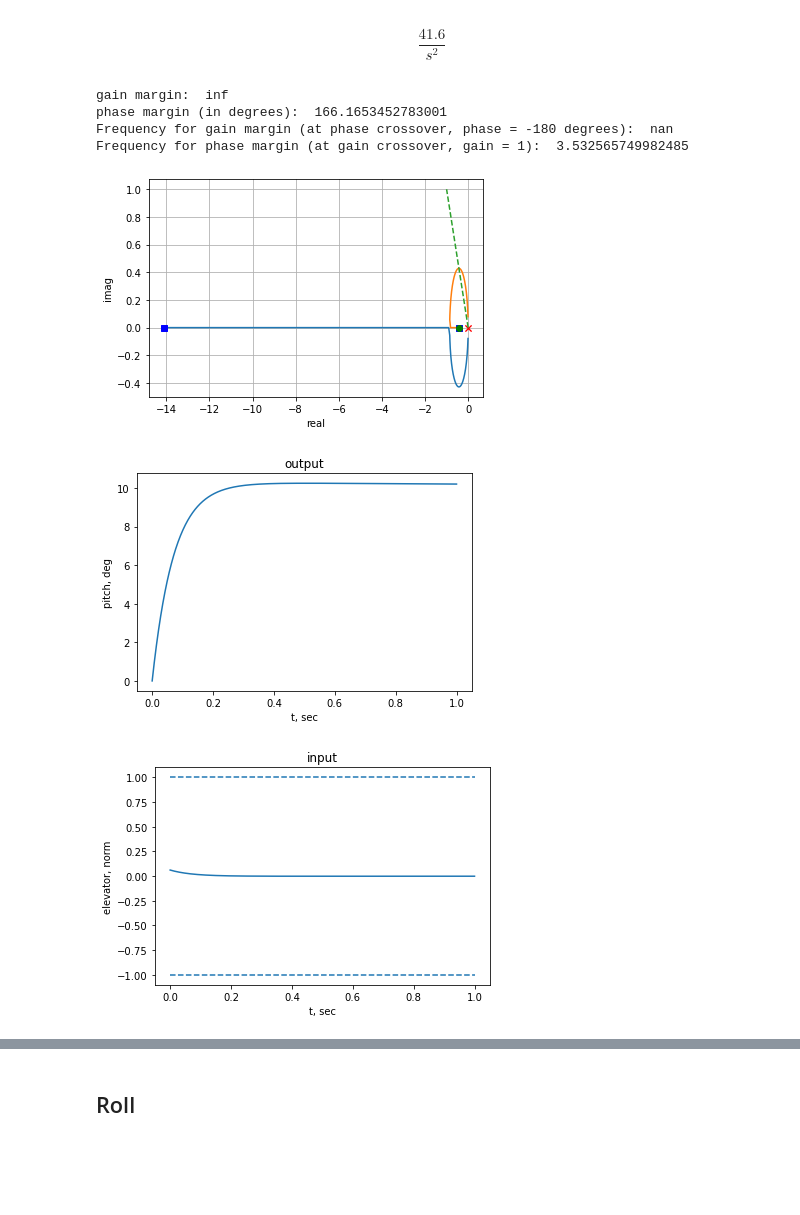
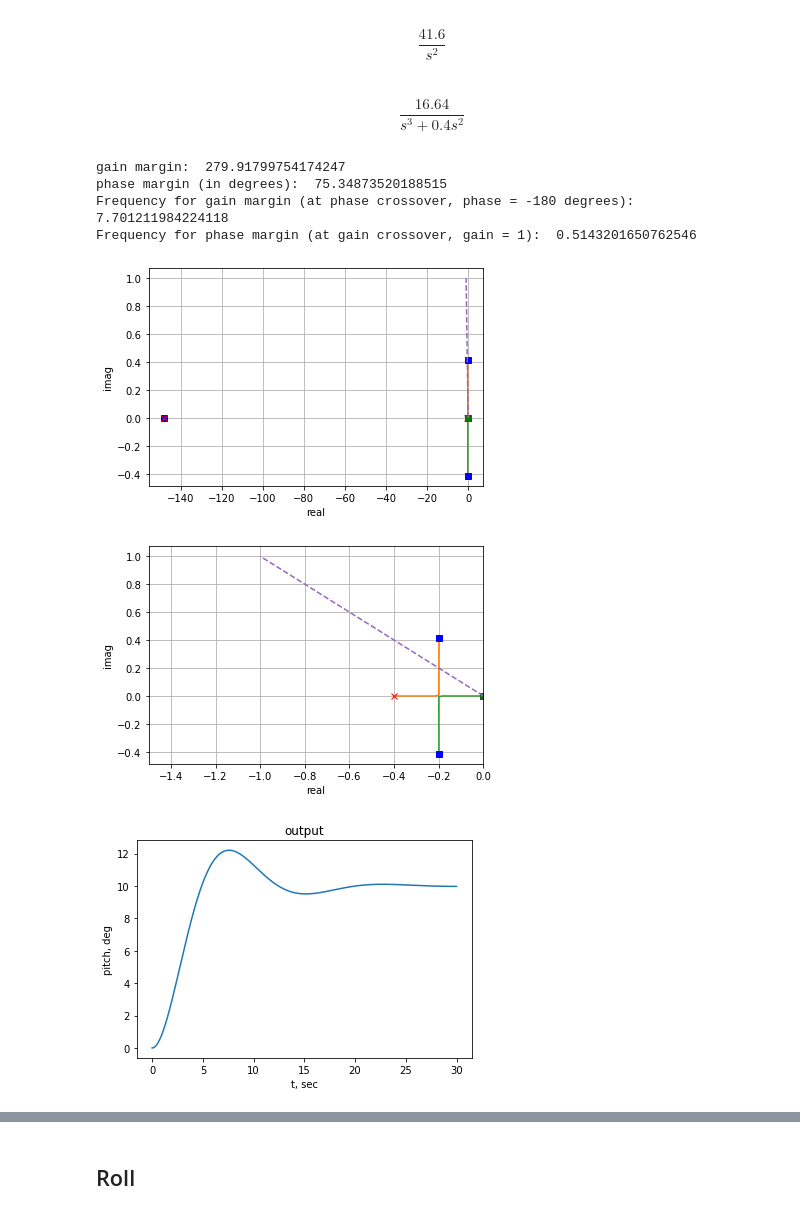
Before and after one commit to smallpondtom/aae451-notebook, a Jupyter notebook: 6-Simulation/Trim.ipynb, the cells around one changed output, grey strips where cells are left out. Cells and saved outputs as stored; diff of their text form; code cells hidden in the pictures; blank space fills up the shorter version.

Commit message:
Update stuff for controller design. Not done yet.

```diff
--- a/6-Simulation/Trim.ipynb
+++ b/6-Simulation/Trim.ipynb
@@ -676,50 +678,73 @@ G_elev_to_pitch
 # %% [output]
 0 states have been removed from the model
 $$\frac{41.6}{s^2}$$
+# %%
+# Add the actuator
+tau = 0.4
+G_act = tau / (s + tau)
+G_elev_to_pitch *= G_act
+G_elev_to_pitch
+# %% [output]
+$$\frac{16.64}{s^3 + 0.4 s^2}$$
 # %%
-H_elev_to_pitch = 0.1 + 0.05*(s/0.2+1) + 0.1*s
+# PD gains to lead-lag gains
+Kp = 1.27231590533845e-09
+Kd = 0.0127229959138648
+N = 148.271702233295
+
+c1 = N*Kd + Kp
+c2 = N*Kp
+c3 = 1
+c4 = N
+
+H_elev_to_pitch = (c1 * s + c2) / (c3 * s + c4)
 # H_elev_to_pitch = 1 + 0.01*s
 
 plt.figure()
 rootlocus(G_elev_to_pitch*H_elev_to_pitch)
 plt.plot([0, -1], [0, 1], '--')
 
+plt.figure()
+rootlocus(G_elev_to_pitch*H_elev_to_pitch)
+plt.xlim([-1.5, 0])
+plt.plot([0, -1], [0, 1], '--')
+
 Gc_elev_to_pitch = G_elev_to_pitch*H_elev_to_pitch/(1 + G_elev_to_pitch*H_elev_to_pitch)
 
 plt.figure()
 step_size = 10
-t, y = control.step_response(step_size*Gc_elev_to_pitch, T=np.linspace(0, 1, 1000))
+t, y = control.step_response(step_size*Gc_elev_to_pitch, T=np.linspace(0, 30, 1000))
 plt.plot(t, y)
 plt.ylabel('pitch, deg')
 plt.xlabel('t, sec')
 plt.title('output')
 
 plt.figure()
 # actual error was computed in radians, so, converting back here
 e = np.deg2rad(step_size-y)
 t, u, _= control.forced_response(H_elev_to_pitch, T=t, U=e)
 plt.plot(t, u)
 plt.hlines([-1, 1], t[0], t[-1], linestyles='dashed')
 plt.title('input')
 plt.ylabel('elevator, norm')
 plt.xlabel('t, sec')
 
 plt.figure(figsize=(15, 7))
 control.gangof4(G_elev_to_pitch, H_elev_to_pitch, Hz=True, dB=True)
 
 plt.figure()
 control.nyquist(Gc_elev_to_pitch, omega=np.logspace(-3, 3, 1000))
 
 gm, pm, wg, wp = control.margin(Gc_elev_to_pitch)
 print('gain margin: ', gm)
 print('phase margin (in degrees): ', pm)
 print('Frequency for gain margin (at phase crossover, phase = -180 degrees): ', wg)
 print('Frequency for phase margin (at gain crossover, gain = 1): ', wp)
 # %% [output]
-gain margin:  inf
-phase margin (in degrees):  166.1653452783001
-Frequency for gain margin (at phase crossover, phase = -180 degrees):  nan
-Frequency for phase margin (at gain crossover, gain = 1):  3.532565749982485
+gain margin:  279.91799754174247
+phase margin (in degrees):  75.34873520188515
+Frequency for gain margin (at phase crossover, phase = -180 degrees):  7.701211984224118
+Frequency for phase margin (at gain crossover, gain = 1):  0.5143201650762546
-[figure, old version]
+[figure, new version]
-[figure, old version]
+[figure, new version]
-[figure, old version]
+[figure, new version]
```
Also changed, not shown: parts of 33 cells of this notebook, 8 other files.
